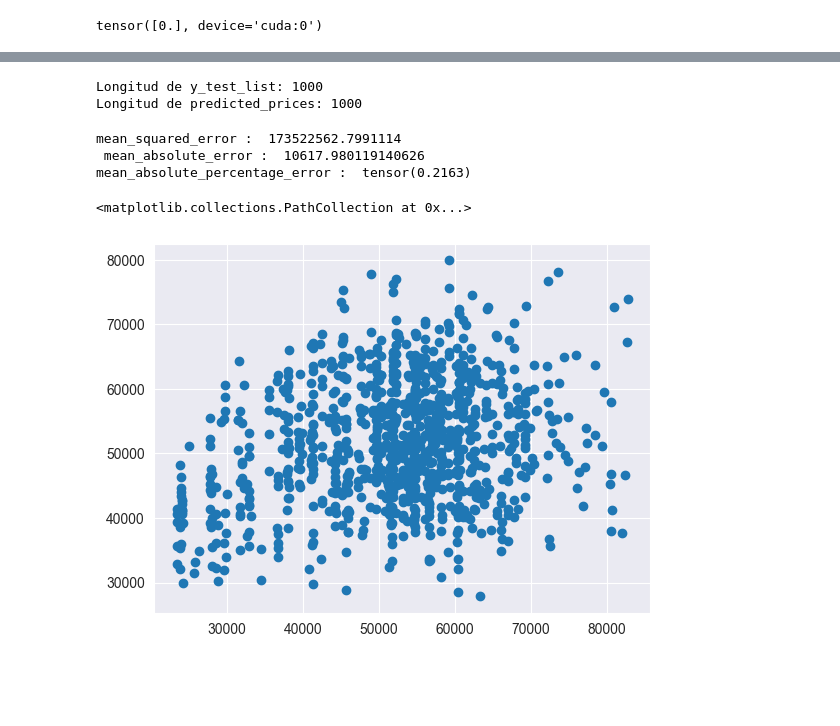
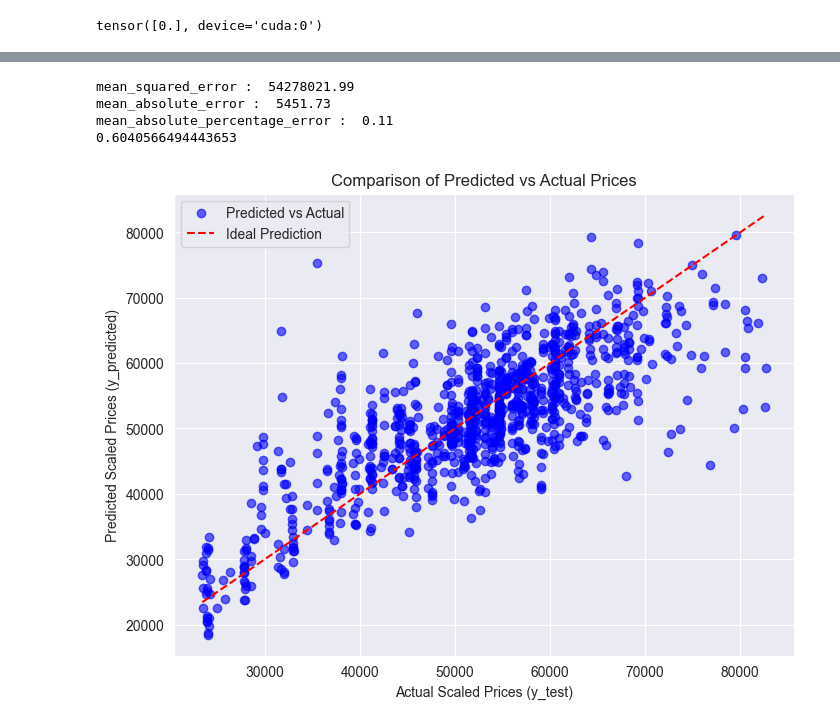
Before and after one commit to imiguelrodriguez/NECActivity1, a Jupyter notebook: neural_network_pytorch.ipynb, the cells around one changed output, grey strips where cells are left out. Saved outputs shown, nothing was run; the diff lists cells and outputs as text; code cells hidden in the pictures; blank space fills up the shorter version.

Commit message:
Updated self-model, pytorch model and plotting.

```diff
--- a/neural_network_pytorch.ipynb
+++ b/neural_network_pytorch.ipynb
@@ -92,6 +109,6 @@ PricePredictor(
 )
 # %%
-epochs = 50
+epochs = 250
 
 for epoch in range(epochs):
     model.train()  # Training model
@@ -144,12 +161,34 @@ Test Loss: 174704367.5000
 # %%
+import torch
+import numpy as np
+
+# Ensure model is in evaluation mode (important for layers like dropout and batch norm)
+model.eval()
+
+# Initialize lists to store predictions and real values
 predicted_prices = []
-y_test_list = []
+real_prices = []
 
-for x, y in test_loader:
-    predicted_price = model(x)
-    predicted_prices += predicted_price.squeeze().tolist()
-    y_test_list += y.squeeze().tolist()
+# Disable gradient calculation (important for inference mode to save memory and computation)
+with torch.no_grad():
+    # Iterate through the DataLoader
+    for x, y in test_loader:
+        # Forward pass: get predictions
+        predicted_price = model(x)  # Make predictions with the model
 
-    for y_test, pred in zip(y, predicted_price):
-        print(f"Real: {y_test.item():.2f} \t Predicted: {pred.item():.2f}")
+        # Store predictions and real values
+        predicted_prices += predicted_price.cpu().numpy().tolist()  # Move to CPU and convert to list
+        real_prices += y.cpu().numpy().tolist()  # Move to CPU and convert to list
+
+# Convert lists to numpy arrays for easier handling
+predicted_prices = np.array(predicted_prices)
+real_prices = np.array(real_prices)
+
+# Descale the predicted and real values if necessary
+predicted_prices_descaled = y_scaler.inverse_transform(predicted_prices)
+real_prices_descaled = y_scaler.inverse_transform(real_prices)
+
+# Print real vs predicted values
+for real, pred in zip(predicted_prices_descaled, real_prices_descaled):
+    print(f"Real: {real[0]:.2f} \t Predicted: {pred[0]:.2f}")
 # %% [output]
@@ -173,31 +212,23 @@ Real: 45600.00   Predicted: 54525.99
-# %%
-print("Longitud de y_test_list:", len(y_test_list))
-print("Longitud de predicted_prices:", len(predicted_prices))
-# %% [output]
-Longitud de y_test_list: 1000
-Longitud de predicted_prices: 1000
 # %%
 real_tensor = torch.tensor(y_test_list)
 predicted_tensor = torch.tensor(predicted_prices)
 # %%
-# Calculate MSE, MAE and MAPE
-print(
-  'mean_squared_error : ', mean_squared_error(y_test_list, predicted_prices))
-print(
-  ' mean_absolute_error : ', mean_absolute_error(y_test_list, predicted_prices))
-print(
-  'mean_absolute_percentage_error : ', mean_absolute_percentage_error(real_tensor, predicted_tensor))
+from utils import print_errors
+from sklearn.metrics import r2_score
+
+print_errors(real_prices_descaled, predicted_prices_descaled)
+print(r2_score(real_prices_descaled, predicted_prices_descaled))
 # %% [output]
-mean_squared_error :  173522562.7991114
- mean_absolute_error :  10617.980119140626
-mean_absolute_percentage_error :  tensor(0.2163)
+mean_squared_error :  54278021.99
+mean_absolute_error :  5451.73
+mean_absolute_percentage_error :  0.11
+0.6040566494443653
 # %%
 import matplotlib.pyplot as plt
-
-plt.scatter(y_test_list, predicted_prices)
+from utils import scatter
+scatter(real_prices_descaled, predicted_prices_descaled)
 # %% [output]
-<matplotlib.collections.PathCollection at 0x...>
-[figure, old version]
+[figure, new version]
 # %%
 # Assuming y_predicted and y_test_scaled are numpy arrays or lists
 plt.figure(figsize=(8, 6))
```
Also changed, not shown: parts of 9 cells of this notebook, 45 other files.
